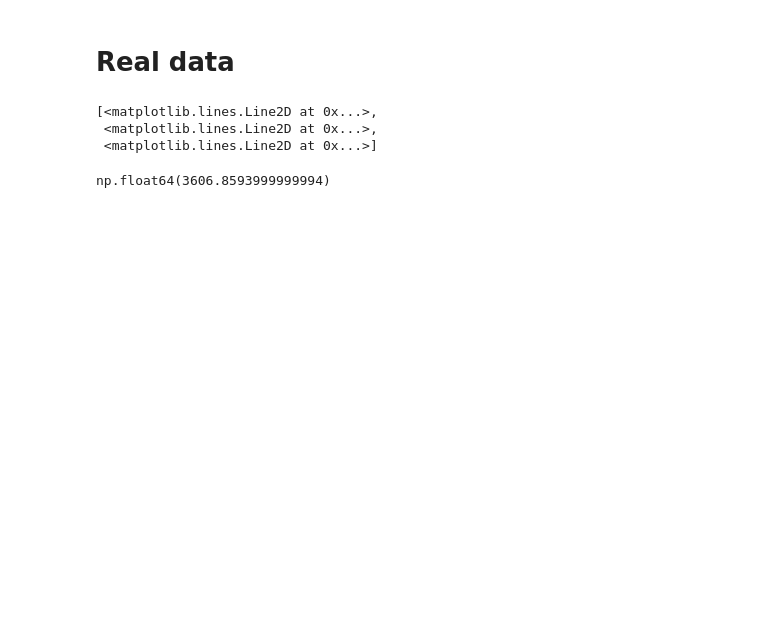
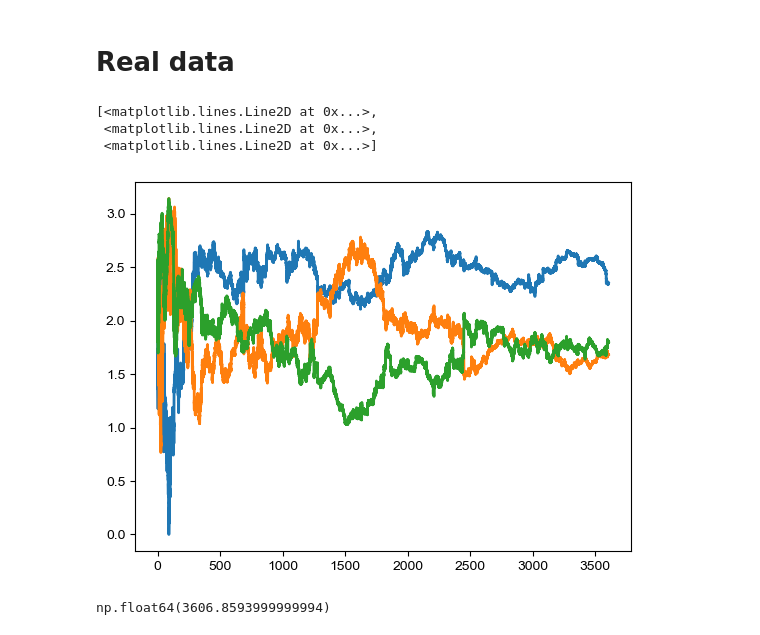
Before and after one commit to draeloslab/AdaptiveLatents, a Jupyter notebook: workspace/convergence_plots.ipynb, the cells around one changed output. Cells and saved outputs as stored; diff of their text form; code cells hidden in the pictures; blank space fills up the shorter version.

```diff
--- a/workspace/convergence_plots.ipynb
+++ b/workspace/convergence_plots.ipynb
@@ -113,21 +137,22 @@ d = Leventhal24uDataset(); # the official function I found to load some of the f
 # %%
 jp = sjPCA(log_level=1)
 
 pipeline = Pipeline([
     CenteringTransformer(),
     proSVD(k=6),
     jp
 ])
 
 pipeline.offline_run_on(d.neural_data)
 
-distances, t = jp.get_distance_from_subspace_over_time(jp.log['U'][-1][:,0:2])
+distances, t = jp.get_distance_from_subspace_over_time(jp.log['U'][3000][:,0:2])
 plt.plot(t, distances)
 # plt.semilogy()
 # %% [output]
 [<matplotlib.lines.Line2D at 0x...>,
  <matplotlib.lines.Line2D at 0x...>,
  <matplotlib.lines.Line2D at 0x...>]
+[figure, added]
 # %%
 d.neural_data.t[-1]
 # %% [output]
```
Also changed, not shown: parts of 5 cells of this notebook, 1 other file.
